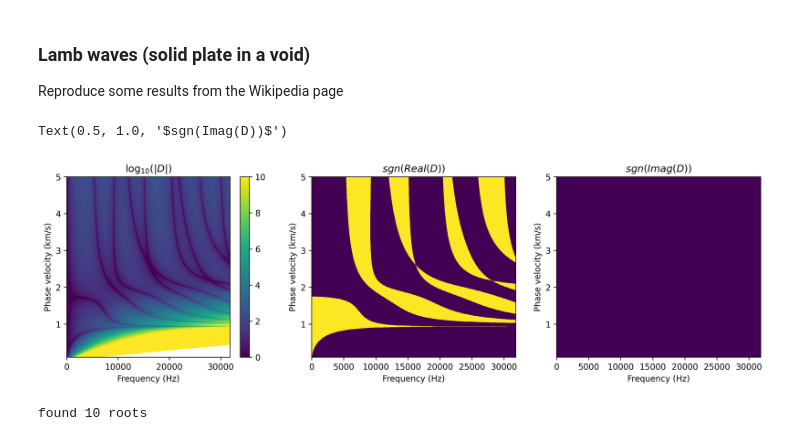
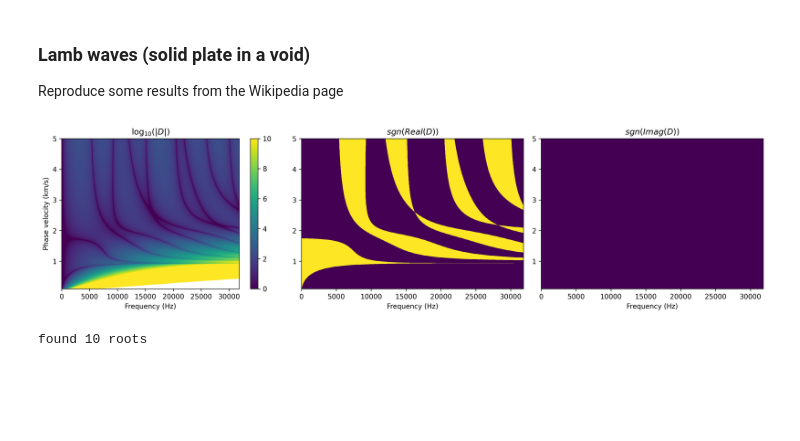
Before and after one commit to nmbader/pydisperse, a Jupyter notebook: notebooks/normal_modes.ipynb, the cells around one changed output. Saved outputs shown, nothing was run; the diff lists cells and outputs as text; code cells hidden in the pictures; blank space fills up the shorter version.

```diff
--- a/notebooks/normal_modes.ipynb
+++ b/notebooks/normal_modes.ipynb
@@ -139,32 +144,35 @@ for i in range(nc):
 # %%
 fig=plt.figure(figsize=(15, 4),dpi=300)
 
 plt.subplot(1,3,1)
 vmin=0
 vmax=10
 plt.imshow(np.log10(np.abs(lamb_waves_map)),interpolation='none',aspect="auto",extent=[fmin,fmax,cmax,cmin],vmin=vmin,vmax=vmax)
 plt.xlabel("Frequency (Hz)")
 plt.ylabel("Phase velocity (km/s)")
 plt.gca().invert_yaxis()
 plt.colorbar()
 plt.title(r"$\log_{10}(|D|)$")
 
 plt.subplot(1,3,2)
 plt.imshow(np.sign(np.real(lamb_waves_map)),interpolation='none',aspect="auto",extent=[fmin,fmax,cmax,cmin])
 plt.xlabel("Frequency (Hz)")
-plt.ylabel("Phase velocity (km/s)")
+# plt.ylabel("Phase velocity (km/s)")
 plt.gca().invert_yaxis()
 plt.title(r"$sgn(Real(D))$")
 
 plt.subplot(1,3,3)
 plt.imshow(np.sign(np.imag(lamb_waves_map)),interpolation='none',aspect="auto",extent=[fmin,fmax,cmax,cmin])
 plt.xlabel("Frequency (Hz)")
-plt.ylabel("Phase velocity (km/s)")
+# plt.ylabel("Phase velocity (km/s)")
 plt.gca().invert_yaxis()
 plt.title(r"$sgn(Imag(D))$")
+
+plt.tight_layout()
+
+plt.show()
 # %% [output]
-Text(0.5, 1.0, '$sgn(Imag(D))$')
-[figure, old version]
+[figure, new version]
 # %%
 # Trace dispersion curves
 
```
Also changed, not shown: parts of 13 cells of this notebook, 1 other file.
